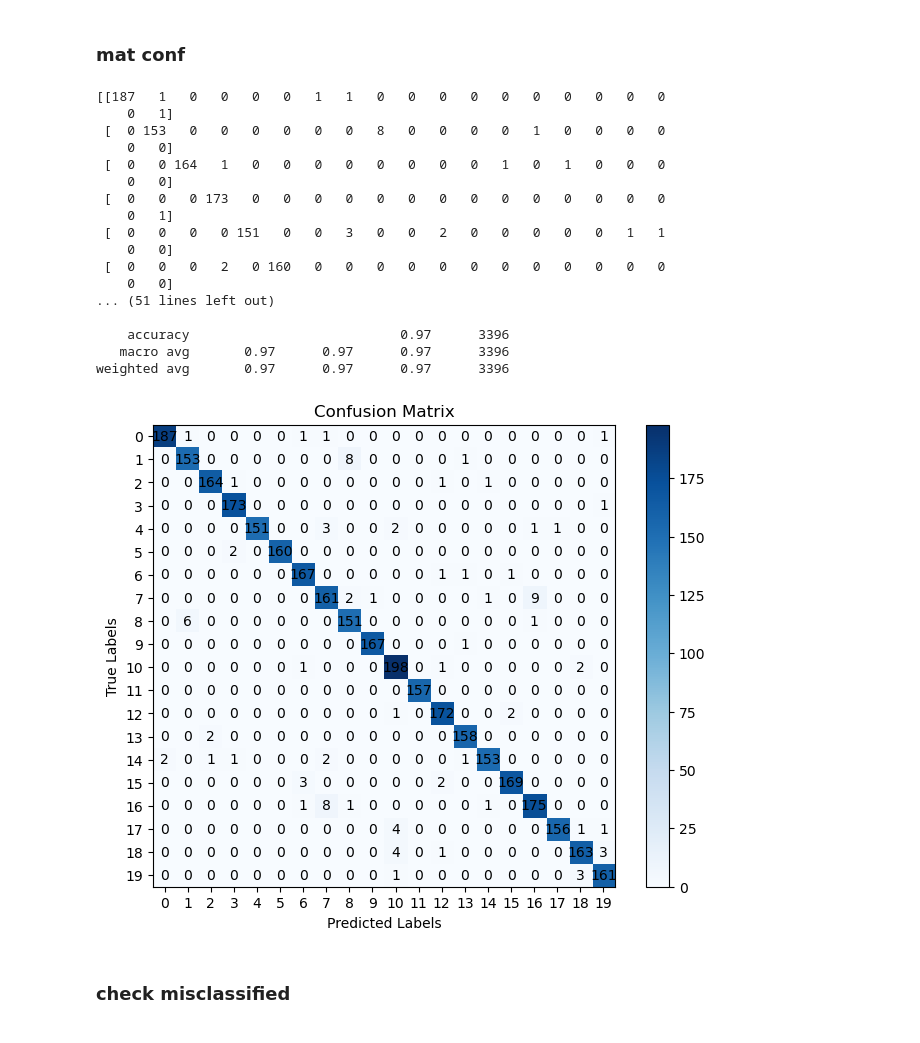
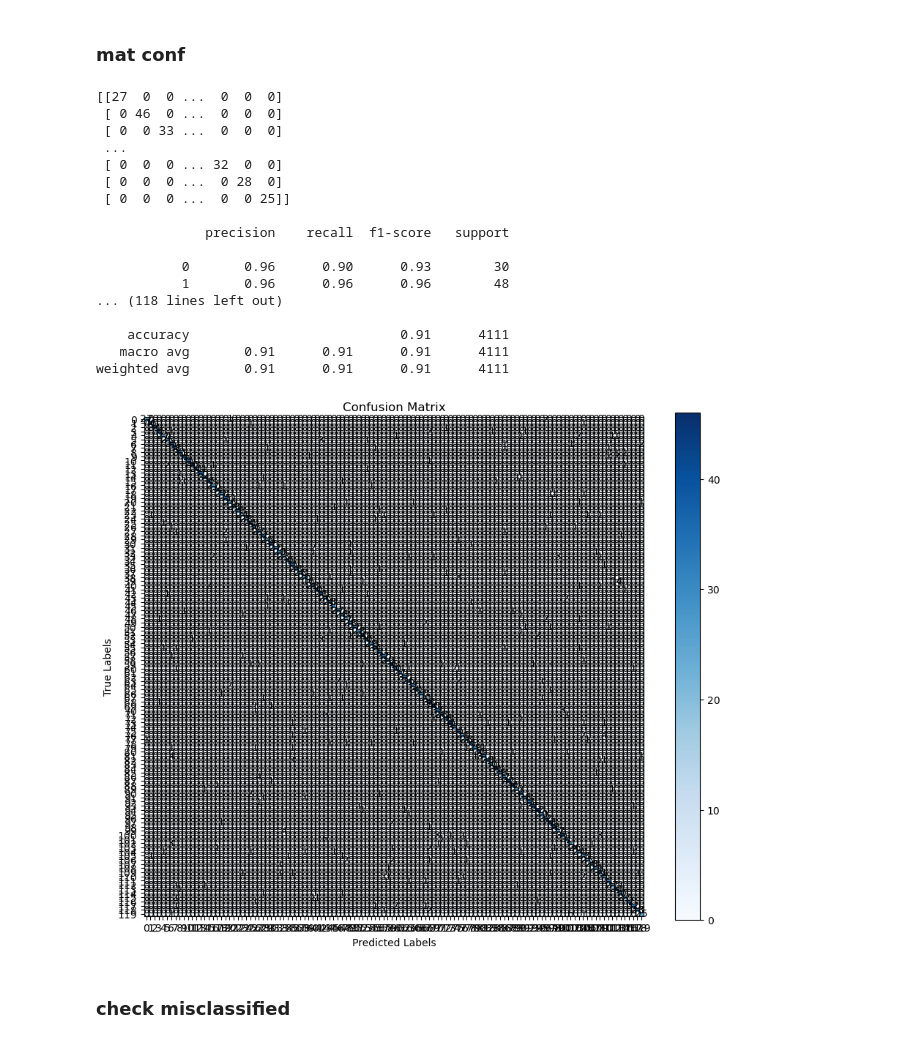
Before and after one commit to Kiwinokoto/OC_projet_6_Classer_des_images, a Jupyter notebook: Oudelet_Kevin_3_notebook_model_transfer_learning_180324.ipynb, the cells around one changed output. Drawn from its saved outputs; the diff is of its cells as text; code cells hidden in the pictures.

```diff
--- a/Oudelet_Kevin_3_notebook_model_transfer_learning_180324.ipynb
+++ b/Oudelet_Kevin_3_notebook_model_transfer_learning_180324.ipynb
@@ -126,11 +126,11 @@ INFO: Pandarallel will use Memory file system to transfer data between the main
 # %% [markdown]
 ### 0.2 Variables globales
 # %%
-nb_classes = 50      # min 2, max 120 (theorique, en pratique les dataframes préparés sont : 3, 4, 5, 10)
+nb_classes = 120      # min 2, max 120 (theorique, en pratique les dataframes préparés sont : 3, 4, 5, 10)
                     # possible d'en creer + en utilisant le ntbk 1
 
 show_tsne = False
-sample_ratio = 0.5
+sample_ratio = 0.2
 
 norm = False
 
@@ -661,9 +656,9 @@ count_misclassified()
 ### refit
 # %%
 def save_model(model, params, history):
-    pickle_path_model = f'./pickle/bigs/all_layers/vgg_{nb_classes}/model.pkl'
-    pickle_path_params = f'./pickle/bigs/all_layers/vgg_{nb_classes}/params.pkl'
-    pickle_path_history = f'./pickle/bigs/all_layers/vgg_{nb_classes}/history.pkl'
+    global pickle_path_model
+    global pickle_path_params
+    global pickle_path_history
 
     with open(pickle_path_model, 'wb') as f:
         pickle.dump(model, f)
@@ -676,7 +671,7 @@ def save_model(model, params, history):
 
 
 def update_params(params, new_params):
-    pickle_path_params = f'./pickle/bigs/all_layers/vgg_{nb_classes}/params.pkl'
+    global pickle_path_params
 
     params.update(new_params)
 
@@ -686,10 +681,14 @@ def update_params(params, new_params):
 # early stop direct !
 train_all_layers = True
 
-
 pickle_path_model = f'./pickle/bigs/all_layers/vgg_{nb_classes}/model.pkl'
 pickle_path_params = f'./pickle/bigs/all_layers/vgg_{nb_classes}/params.pkl'
 pickle_path_history = f'./pickle/bigs/all_layers/vgg_{nb_classes}/history.pkl'
+
+if not train_all_layers:
+    pickle_path_model = f'./pickle/bigs/partial/vgg_{nb_classes}/model.pkl'
+    pickle_path_params = f'./pickle/bigs/partial/vgg_{nb_classes}/params.pkl'
+    pickle_path_history = f'./pickle/bigs/partial/vgg_{nb_classes}/history.pkl'
 
 try: # retrained model already exists
 
@@ -705,7 +704,7 @@ except: # we need to retrain it
         layer.trainable = True
 
     if not train_all_layers:
-        for layer in model.layers[:14]: # retrain last block conv + fc
+        for layer in model.layers[:15]: # retrain last block conv + fc
             layer.trainable = False
         print(whole_model.summary())
 
@@ -725,9 +724,9 @@ except: # we need to retrain it
         "model": f'VGG_16_{nb_classes}_classes',
         'dim images': '224 x 224 x 3',
         'retrained layers': 'all',
-        'trained on': f'{sample_ratio*100} % data',
-        'nb epochs': 5, # auto ? history. ... ?
-        'time_fit': time_fit, # 30-40 min ?..
+        'trained on': f'{int(sample_ratio*100)}% data',
+        # 'nb epochs': 6, # auto ? history. ... ?
+        'time_fit': f'{int(time_fit)} s', # 30-40 min ?..
     }
 
     save_model(model=whole_model, params=params, history=history)
@@ -830,48 +833,48 @@ print(conf_mat, '\n')
 
 print(sk_metrics.classification_report(labels, predictions))
 # %% [output]
-[[187   1   0   0   0   0   1   1   0   0   0   0   0   0   0   0   0   0
-    0   1]
- [  0 153   0   0   0   0   0   0   8   0   0   0   0   1   0   0   0   0
-    0   0]
- [  0   0 164   1   0   0   0   0   0   0   0   0   1   0   1   0   0   0
-    0   0]
- [  0   0   0 173   0   0   0   0   0   0   0   0   0   0   0   0   0   0
-    0   1]
- [  0   0   0   0 151   0   0   3   0   0   2   0   0   0   0   0   1   1
-    0   0]
- [  0   0   0   2   0 160   0   0   0   0   0   0   0   0   0   0   0   0
-    0   0]
-... (51 lines left out)
+[[27  0  0 ...  0  0  0]
+ [ 0 46  0 ...  0  0  0]
+ [ 0  0 33 ...  0  0  0]
+ ...
+ [ 0  0  0 ... 32  0  0]
+ [ 0  0  0 ...  0 28  0]
+ [ 0  0  0 ...  0  0 25]]
 
-    accuracy                           0.97      3396
-   macro avg       0.97      0.97      0.97      3396
-weighted avg       0.97      0.97      0.97      3396
+              precision    recall  f1-score   support
+
+           0       0.96      0.90      0.93        30
+           1       0.96      0.96      0.96        48
+... (118 lines left out)
+
+    accuracy                           0.91      4111
+   macro avg       0.91      0.91      0.91      4111
+weighted avg       0.91      0.91      0.91      4111
 # %%
 # Plot the heatmap
-plt.figure(figsize=(8, 6))
+plt.figure(figsize=(11, 9))
 plt.imshow(conf_mat, cmap='Blues', interpolation='nearest')
 
 # Add annotations
 for i in range(conf_mat.shape[0]):
     for j in range(conf_mat.shape[1]):
         plt.text(j, i, str(conf_mat[i, j]), horizontalalignment='center', verticalalignment='center', color='black')
 
 # Customize plot
 plt.xlabel('Predicted Labels')
 plt.ylabel('True Labels')
 plt.title('Confusion Matrix')
 plt.colorbar()
 
 # Set tick labels
 plt.xticks(np.arange(conf_mat.shape[1]), np.arange(conf_mat.shape[1]))
 plt.yticks(np.arange(conf_mat.shape[0]), np.arange(conf_mat.shape[0]))
 
 plt.show()
 
 # ok
 # %% [output]
-[figure, old version]
+[figure, new version]
 # %% [markdown]
 ### check misclassified
 # %%
```
Also changed, not shown: parts of 22 cells of this notebook, 1 other file.
